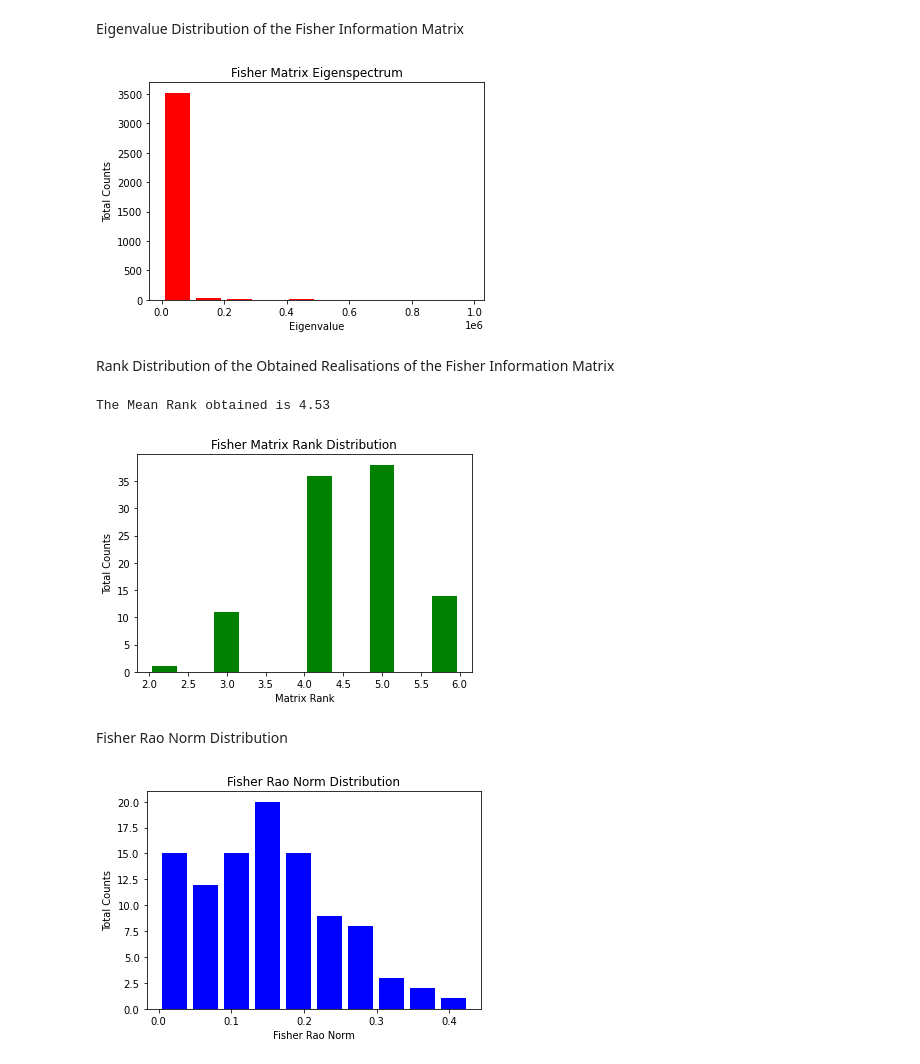
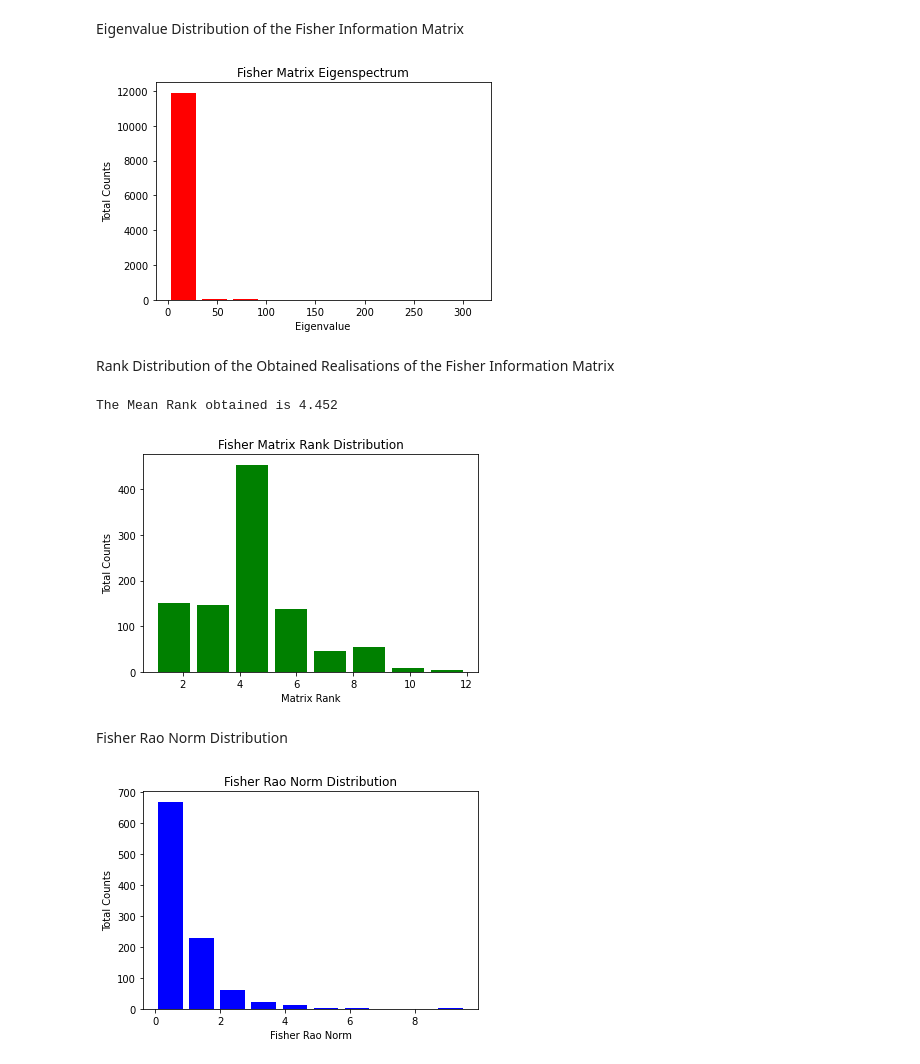
Before and after one commit to milpan/EquivariantSelfAttention, a Jupyter notebook: fisher_example.ipynb, the cells around one changed output. Saved outputs shown, nothing was run; the diff lists cells and outputs as text; code cells hidden in the pictures.

Commit message:
Fix Fisher Calculation, Model now appends Logits and Softmax Probability (will fix the training py code at a later date). Cleaned up unused Fisher Code

```diff
--- a/fisher_example.ipynb
+++ b/fisher_example.ipynb
@@ -188,7 +179,7 @@ def train(net,
             binary_labels = torch.from_numpy(binary_labels).to(device)
 
                 # Loss & backpropagation
-            pred = net.forward(data)
+            pred = net.forward(data)[1]
             optimizer.zero_grad()
             loss = loss_function(pred,binary_labels)
             loss.backward(retain_graph=True)
@@ -198,8 +189,9 @@ def train(net,
             if scheduler != None:
                 scheduler.step(train_loss)
         print(train_loss/(len(train_loader.dataset)))
+        print(net.classifier.weight.grad)
 # %%
-optimizer = optim.Adam(filter(lambda p: p.requires_grad, net.parameters()), lr=1e-5)
+optimizer = optim.Adam(filter(lambda p: p.requires_grad, net.parameters()), lr=0.001)
 # %%
 train(net, device, config, 10, train_loader, optimizer)
 # %% [output]
@@ -246,14 +245,17 @@ def jacobian(f, w, create_graph=False):
 Calculating values of the Fisher Information Matrix manually (not using the imports)
 # %%
 from tqdm import tqdm
-Number_of_FisherIts = 100
+Number_of_FisherIts = 1000
 Rank = []
 EV = []
 FR = []
 n_weight = 12
 realisations_torch = torch.zeros((Number_of_FisherIts,n_weight,n_weight)).to(device) #All fishers
 for i in tqdm(range(Number_of_FisherIts)):
-
+    torch.nn.init.uniform_(net.classifier.weight, -1., 1.)
+    #torch.nn.init.xavier_uniform_(net.classifier.weight, gain=1.0)
+    #torch.nn.init.kaiming_normal(net.classifier.weight)
+    #torch.nn.init.orthogonal_(net.classifier.weight, gain=1.0)
     w = net.classifier.weight
     flat_w = w.view(-1).cpu()
 
@@ -261,10 +263,9 @@ for i in tqdm(range(Number_of_FisherIts)):
     for x_n, y_n in train_loader:
         x_n, y_n = x_n.to('cuda'), y_n.to('cuda')
 
-        f_n = net(x_n)
+        f_n = net(x_n)[0]
         for row in f_n:
-            m = nn.Softmax(dim=0)
-            pi_n = m(row)
+            pi_n = F.softmax(row, dim=0)
             diag_pi_n = torch.diag(pi_n.squeeze(0)).to('cuda')
             pi_n_pi_n_T= torch.from_numpy(np.outer(pi_n.cpu().detach().numpy(),pi_n.cpu().detach().numpy())).to('cuda')
             J_f = jacobian((torch.squeeze(row,0)),w)
@@ -295,9 +315,12 @@ axarr[1,1].imshow(realisations_torch[3].cpu())
 # %% [markdown]
 Eigenvalue Distribution of the Fisher Information Matrix
 # %%
+EV =[]
+#normalise fisher
+normalised_fishers = utils.fisher.normalise(realisations_torch.cpu())
+
 #Calculate Positive Eigenvalues
-for i in realisations_torch:
-    i = i.cpu()
+for i in normalised_fishers:
     EV = np.append(EV,torch.eig(i, eigenvectors=False,  out=None)[0][:,0].detach().numpy())
 #Plot Them
 plt.subplot(111)
@@ -308,23 +331,23 @@ plt.xlabel("Eigenvalue")
 plt.title("Fisher Matrix Eigenspectrum")
 plt.show()
 # %% [output]
-[figure, old version]
+[figure, new version]
 # %% [markdown]
 Rank Distribution of the Obtained Realisations of the Fisher Information Matrix
 # %%
 plt.subplot(111)
-nbins = 10
+nbins = 8
 plt.hist(Rank, bins=nbins, rwidth=0.8, color='g')
 plt.ylabel("Total Counts")
 plt.xlabel("Matrix Rank")
 plt.title("Fisher Matrix Rank Distribution")
 MeanRank = np.mean(Rank)
 print(f"The Mean Rank obtained is {MeanRank} \n")
 plt.savefig('VanillaRank.png')
 plt.show()
 # %% [output]
-The Mean Rank obtained is 4.53
+The Mean Rank obtained is 4.452
-[figure, old version]
+[figure, new version]
 # %% [markdown]
 Fisher Rao Norm Distribution
 # %%
@@ -338,4 +361,4 @@ plt.title("Fisher Rao Norm Distribution")
 plt.savefig('VanillaRao.png')
 plt.show()
 # %% [output]
-[figure, old version]
+[figure, new version]
```
Also changed, not shown: parts of 9 cells of this notebook, 10 other files.
